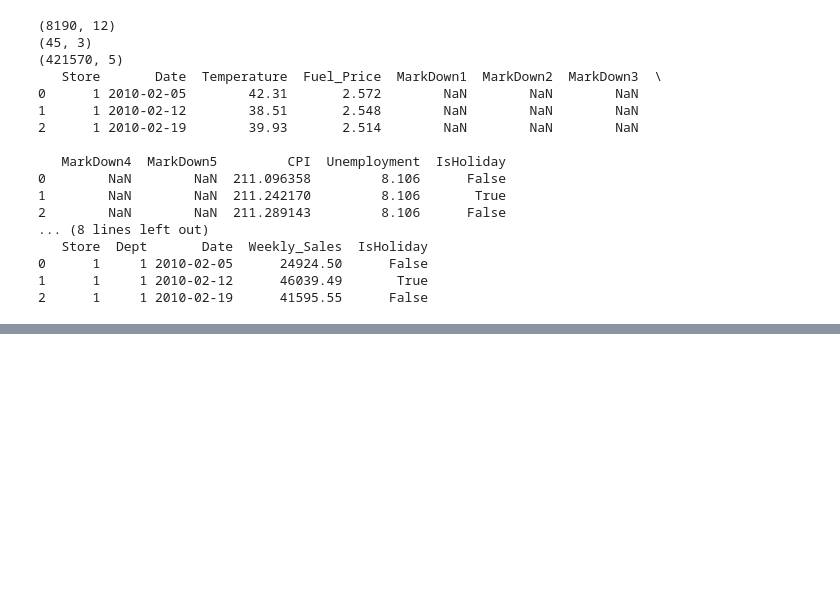
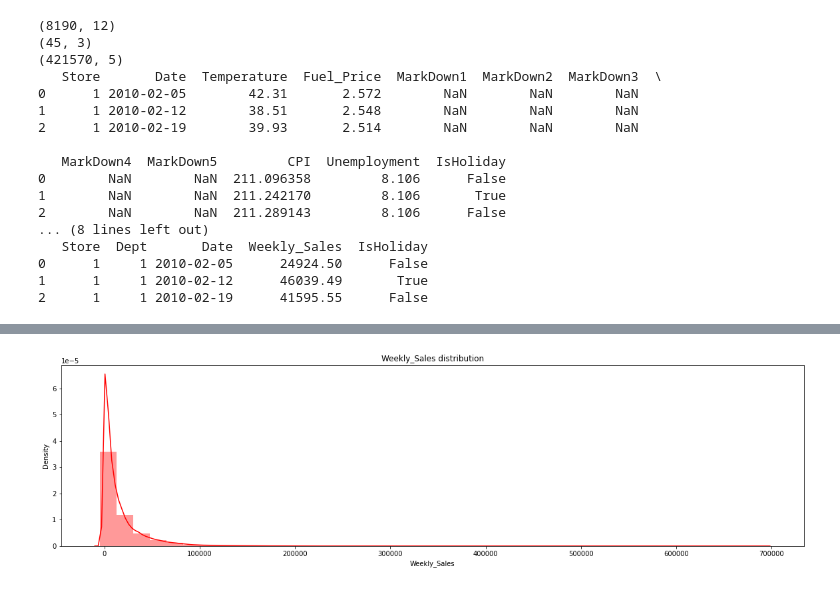
Before and after one commit to FRIDAYAI-E/ecommerce, a Jupyter notebook: data_explore.ipynb, the cells around one changed output, grey strips where cells are left out. Saved outputs shown, nothing was run; the diff lists cells and outputs as text; code cells hidden in the pictures; blank space fills up the shorter version.

```diff
--- a/data_explore.ipynb
+++ b/data_explore.ipynb
@@ -45,0 +151,9 @@ print(train.head(3))
+# %%
+# DISTRIBUTION OF THE DEPENDENT VARIABLE
+
+plt.figure(figsize=(20,5))
+sns.distplot(tdf['Weekly_Sales'], bins=40, kde=True, color='red')
+plt.title('Weekly_Sales distribution')
+plt.show()
+# %% [output]
+[figure, added]
```
Also changed, not shown: parts of 9 cells of this notebook.
